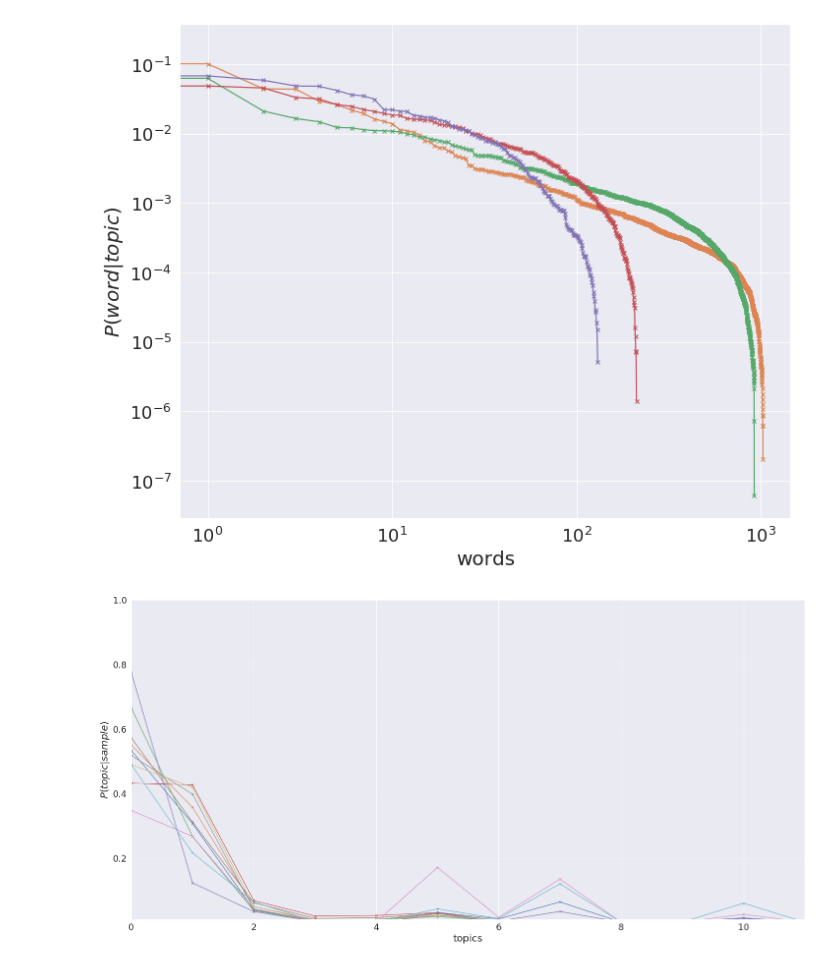
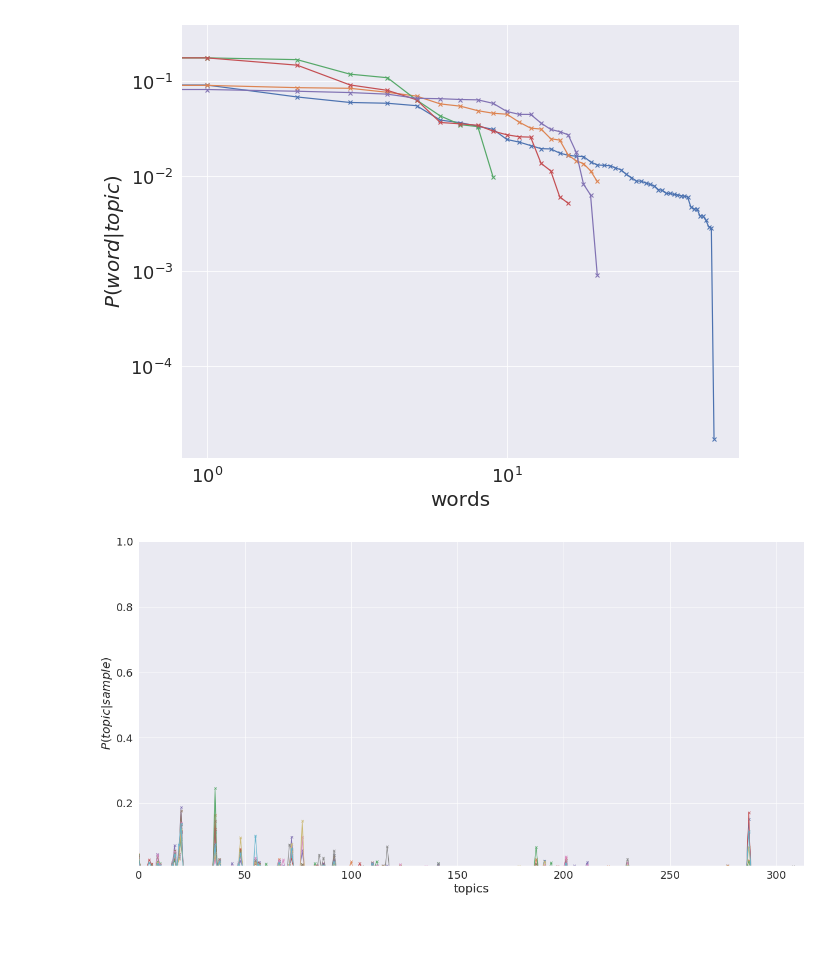
Before and after one commit to fvalle1/phd, a Jupyter notebook: hSBM_word-dist.ipynb, the cells around one changed output. Saved outputs shown, nothing was run; the diff lists cells and outputs as text; code cells hidden in the pictures; blank space fills up the shorter version.

Commit message:
ongoing on topics

```diff
--- a/hSBM_word-dist.ipynb
+++ b/hSBM_word-dist.ipynb
@@ -28,27 +19,28 @@ labels = ['SMTS']
 algorithm = 'topsbm'
 #labels = ['primary_site', 'secondary_site', 'status']
 #labels=['RPPA Clusters']
-directory = "/home/fvalle/phd/datasets/cancers/lung/"
+directory = "/home/jovyan/work/phd/datasets/merged/"
 L=get_max_available_L(directory, algorithm)-1
 os.chdir(directory)
 # %%
-df_Pwt = sql.read.option('header',True).csv("%s/%s/%s_level_%d_word-dist.csv"%(directory,algorithm,algorithm,L))
+df_Pwt = pd.read_csv("%s/%s_level_%d_word-dist.csv"%(algorithm,algorithm,L), index_col=0)
 # %%
 fig=plt.figure(figsize=(10,8))
 plt.title("")
 for topic in df_Pwt.columns[:5]:
-    dist = df_Pwt.select([topic]).filter(F.col(topic)>1e-50).sort([topic], ascending=False).toPandas().astype(float).values
+    dist = df_Pwt.sort_values(by=[topic], ascending=False)[topic].astype(float)
+    dist = dist[dist>1e-50].values
     if len(dist)<2:
         pass
     plt.plot(np.sort(dist[dist>0].T)[::-1], marker='x', label=topic)
 plt.ylabel("$P(word | topic)$", fontsize=20)
 plt.xlabel("words", fontsize=20)
 plt.xscale('log')
 plt.yscale('log')
 plt.tick_params(labelsize=18)
 #plt.legend()
 plt.show()
 fig.savefig("p_w_tw_%s.pdf"%algorithm)
 # %% [output]
-[figure, old version]
+[figure, new version]
 # %%
@@ -57,8 +49,8 @@ df_Ptd = sql.read.option('header',True).csv("%s/%s/%s_level_%d_topic-dist.csv"%(
 fig=plt.figure(figsize=(20,10))
 plt.ylabel("$P(topic | sample$)", fontsize=20)
 plt.xlabel("topics", fontsize=20)
-for sample in df_Ptd.select('doc').toPandas().values[:10]:
-    plt.plot(df_Ptd.filter(F.col('doc')==sample[0]).drop('doc').toPandas().astype(float).values[0], marker='x')
+for sample in df_Ptd.index.values[:10]:
+    plt.plot(df_Ptd.loc[sample,:].astype(float).values, marker='x')
     #plt.plot(np.sort(df_Ptd.filter(F.col('doc')==sample[0]).drop('doc').toPandas().astype(float).values[0])[::-1], lw=0.1, marker='x')
 #plt.plot(np.logspace(0,2),1/np.logspace(0,2))
 #plt.xscale('log')
@@ -69,7 +61,7 @@ plt.tick_params(labelsize=18)
 plt.show()
 fig.savefig("p_t_s_%s.pdf"%algorithm)
 # %% [output]
-[figure, old version]
+[figure, new version]
 # %%
 df_mt = pd.read_csv("mainTable.csv",index_col=0)
 df_files=pd.read_csv("files.dat", index_col=0)
```
Also changed, not shown: parts of 12 cells of this notebook, 2 other files.
